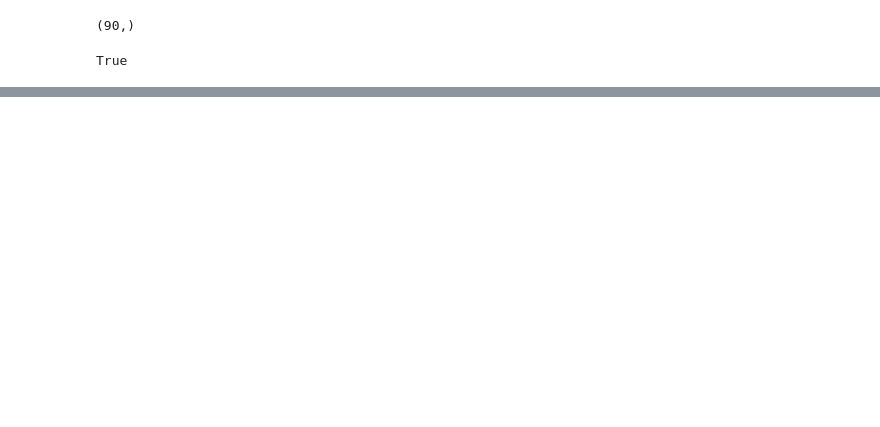
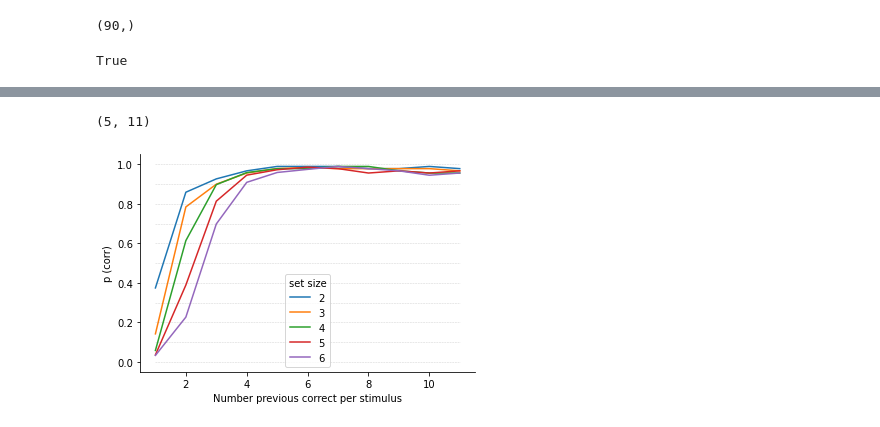
Before and after one commit to alebel14/impulsivity, a Jupyter notebook: Data visualization.ipynb, the cells around one changed output, grey strips where cells are left out. Drawn from its saved outputs; the diff is of its cells as text; code cells hidden in the pictures; blank space fills up the shorter version.

```diff
--- a/Data visualization.ipynb
+++ b/Data visualization.ipynb
@@ -85,6 +85,8 @@ clean_iterations = np.array([i for j, i in enumerate(iteration) if j not in bad_
 clean_subj = np.array([i for j, i in enumerate(subj) if j not in bad_idx])
 clean_img = np.array([i for j, i in enumerate(img_num) if j not in bad_idx])
 clean_set = np.array([i for j, i in enumerate(img_set) if j not in bad_idx])
+clean_reward = np.array([i for j, i in enumerate(reward_history) if j not in bad_idx])
+clean_delay = np.array([i for j, i in enumerate(delay) if j not in bad_idx])
 # %%
 all_set = {}
 sem_set = {}
@@ -228,0 +246,3 @@ ax.spines['left'].set_visible(False)
+# %%
+from sklearn.linear_model import LogisticRegression
+clf = LogisticRegression(random_state=0, max_iter=1000, fit_intercept=True)
@@ -228,0 +300,28 @@ ax.spines['left'].set_visible(False)
+# %%
+test = []
+for subj in all_predicitions.keys():
+    test.append(all_predicitions[subj][:, :11])
+test = np.array(test)
+# %%
+test = np.mean(test, axis=0)
+print(test.shape)
+# %% [output]
+(5, 11)
+# %%
+plt.figure()
+ax = plt.subplot(111)
+
+for j, i in enumerate([2, 3, 4, 5, 6, ]):
+    plt.plot(list(range(1, 12)), test[j], label=str(i))
+
+for y in range(0, 110, 10):
+     plt.plot([1, 3, 4, 11], [y/100]*4, '--', lw=0.5, color='dimgray', alpha=0.3)
+plt.legend(title='set size')
+plt.xlabel('Number previous correct per stimulus')
+plt.ylabel('p (corr)')
+ax.spines['top'].set_visible(False)
+ax.spines['right'].set_visible(False)
+ax.spines['bottom'].set_visible(True)
+ax.spines['left'].set_visible(True)
+# %% [output]
+[figure, added]
```
Also changed, not shown: parts of 11 cells of this notebook, 1 other file.
